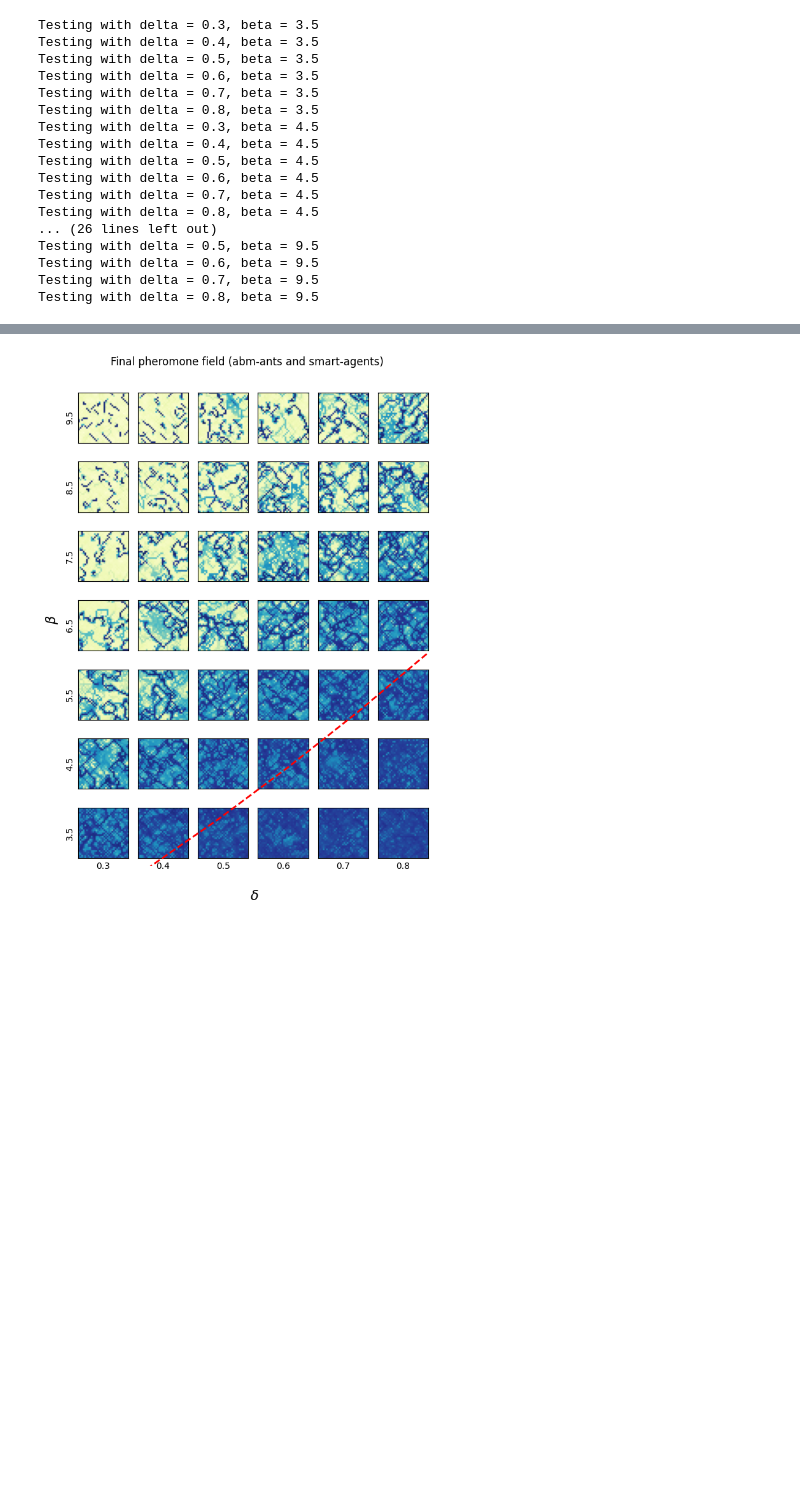
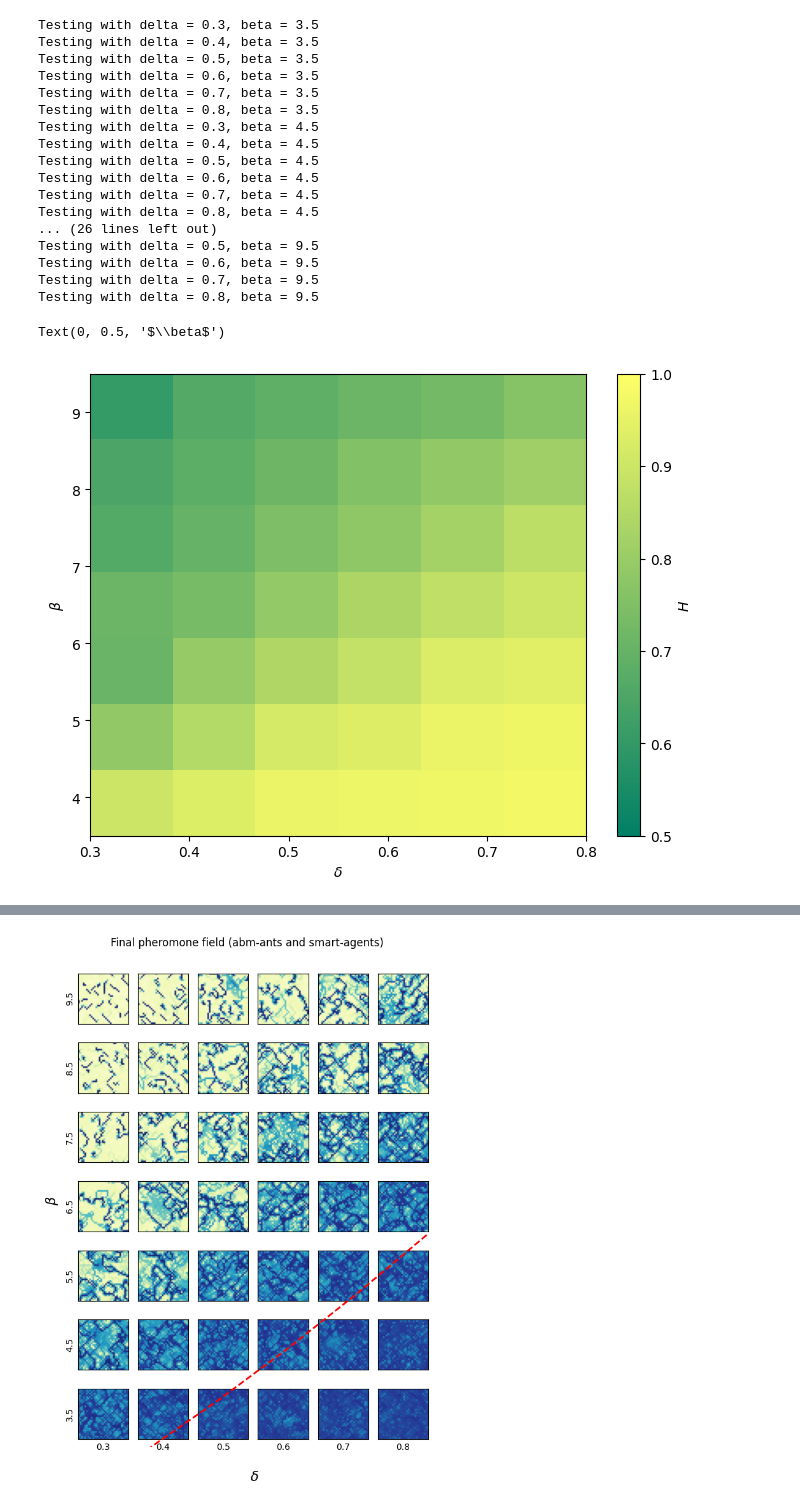
Before and after one commit to alessiopitteri/ants_swarm_functional_control, a Jupyter notebook: Environments/Ants_move/main_analysis/grid_analysis.ipynb, the cells around one changed output, grey strips where cells are left out. Drawn from its saved outputs; the diff is of its cells as text; code cells hidden in the pictures; blank space fills up the shorter version.

Commit message:
entropy

```diff
--- a/Environments/Ants_move/main_analysis/grid_analysis.ipynb
+++ b/Environments/Ants_move/main_analysis/grid_analysis.ipynb
@@ -106,0 +154,10 @@ Testing with delta = 0.8, beta = 9.5
+# %%
+plt.figure(figsize=(8, 6))
+plt.imshow(entropy_results, origin='lower', extent=[min(delta_list), max(delta_list), min(beta_list), max(beta_list)],
+            aspect='auto', cmap='summer', vmin=0.5, vmax=1)
+plt.colorbar(label=r'${H}$')
+plt.xlabel(r'$\delta$')
+plt.ylabel(r'$\beta$')
+# %% [output]
+Text(0, 0.5, '$\\beta$')
+[figure, added]
```
Also changed, not shown: parts of 5 cells of this notebook, 14 other files.
